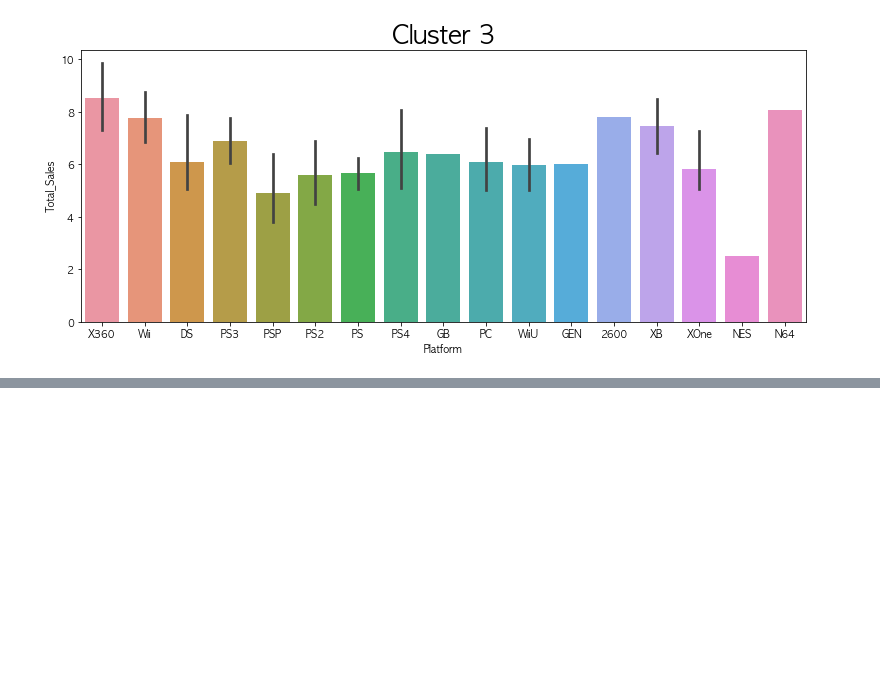
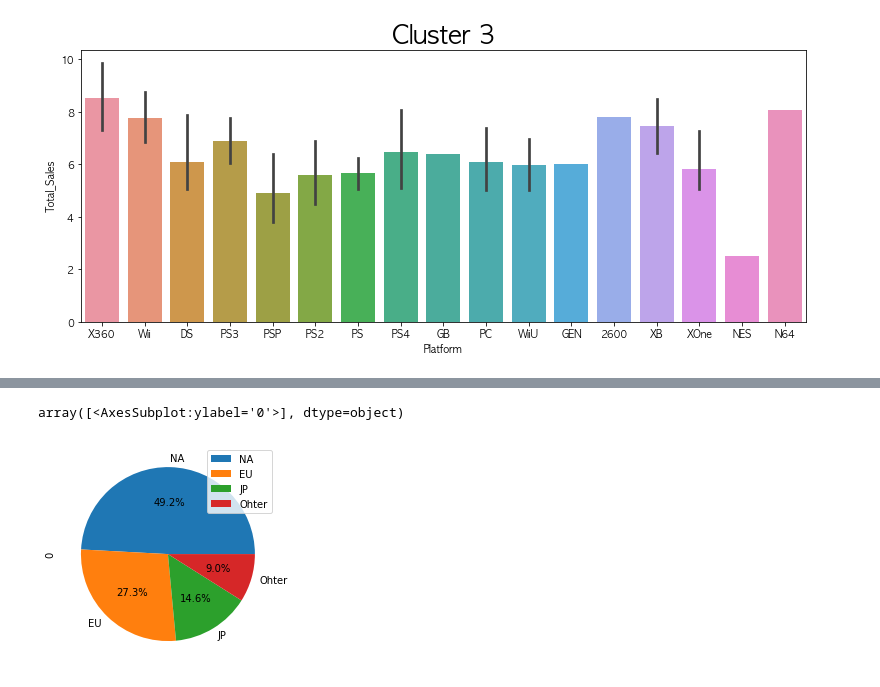
Before and after one commit to jun1116/CodeStates_Section_Project, a Jupyter notebook: Section_1/AI_장형준_Section1.ipynb, the cells around one changed output, grey strips where cells are left out. Drawn from its saved outputs; the diff is of its cells as text; code cells hidden in the pictures; blank space fills up the shorter version.

```diff
--- a/Section_1/AI_장형준_Section1.ipynb
+++ b/Section_1/AI_장형준_Section1.ipynb
@@ -1145,0 +1176,7 @@ plt.show()
+# %%
+tmp=list((dffill.NA_Sales.sum(),dffill.EU_Sales.sum(),dffill.JP_Sales.sum(),dffill.Other_Sales.sum()))
+tmpdf=pd.DataFrame(tmp, index=['NA','EU','JP','Ohter'])
+tmpdf.plot.pie(autopct='%.1f%%', subplots=True)
+# %% [output]
+array([<AxesSubplot:ylabel='0'>], dtype=object)
+[figure, added]
```
Also changed, not shown: parts of 17 cells of this notebook.
